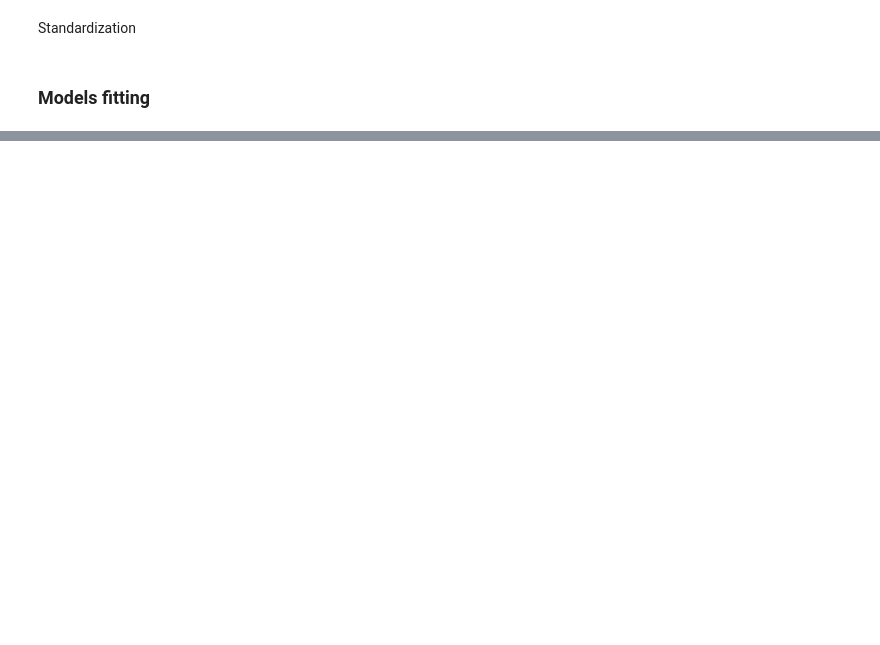
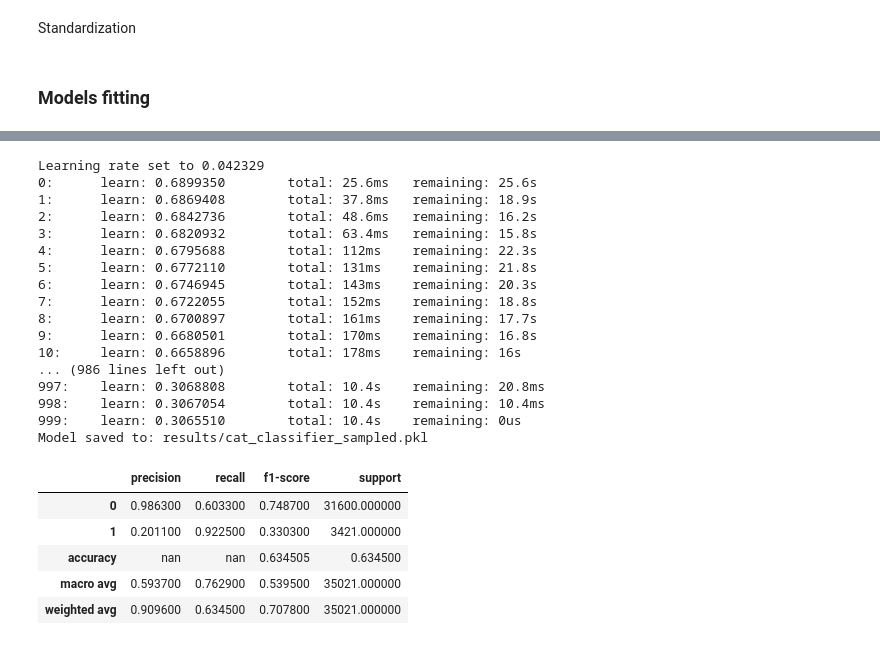
Before and after one commit to OloruntobiOlutola/Hands-on-ML, a Jupyter notebook: customer_transaction.ipynb, the cells around one changed output, grey strips where cells are left out. Drawn from its saved outputs; the diff is of its cells as text; code cells hidden in the pictures; blank space fills up the shorter version.

```diff
--- a/customer_transaction.ipynb
+++ b/customer_transaction.ipynb
@@ -264,0 +514,35 @@ X_test_scaled = scaler.transform(X_test)
+# %%
+model, y_pred, report  = train_and_save_model(
+    model=CatBoostClassifier(),
+    model_name="cat_classifier",
+    X_train=X_resampled_train_scaled,
+    y_train=y_resampled_down,
+    X_test=X_test_scaled,
+    y_test=y_test,
+    sampled=True
+)
+report
+# %% [output]
+Learning rate set to 0.042329
+0:      learn: 0.6899350        total: 25.6ms   remaining: 25.6s
+1:      learn: 0.6869408        total: 37.8ms   remaining: 18.9s
+2:      learn: 0.6842736        total: 48.6ms   remaining: 16.2s
+3:      learn: 0.6820932        total: 63.4ms   remaining: 15.8s
+4:      learn: 0.6795688        total: 112ms    remaining: 22.3s
+5:      learn: 0.6772110        total: 131ms    remaining: 21.8s
+6:      learn: 0.6746945        total: 143ms    remaining: 20.3s
+7:      learn: 0.6722055        total: 152ms    remaining: 18.8s
+8:      learn: 0.6700897        total: 161ms    remaining: 17.7s
+9:      learn: 0.6680501        total: 170ms    remaining: 16.8s
+10:     learn: 0.6658896        total: 178ms    remaining: 16s
+... (986 lines left out)
+997:    learn: 0.3068808        total: 10.4s    remaining: 20.8ms
+998:    learn: 0.3067054        total: 10.4s    remaining: 10.4ms
+999:    learn: 0.3065510        total: 10.4s    remaining: 0us
+Model saved to: results/cat_classifier_sampled.pkl
+|  | precision | recall | f1-score | support |
+| 0 | 0.986300 | 0.603300 | 0.748700 | 31600.000000 |
+| 1 | 0.201100 | 0.922500 | 0.330300 | 3421.000000 |
+| accuracy | nan | nan | 0.634505 | 0.634500 |
+| macro avg | 0.593700 | 0.762900 | 0.539500 | 35021.000000 |
+| weighted avg | 0.909600 | 0.634500 | 0.707800 | 35021.000000 |
```
Also changed, not shown: parts of 36 cells of this notebook.
